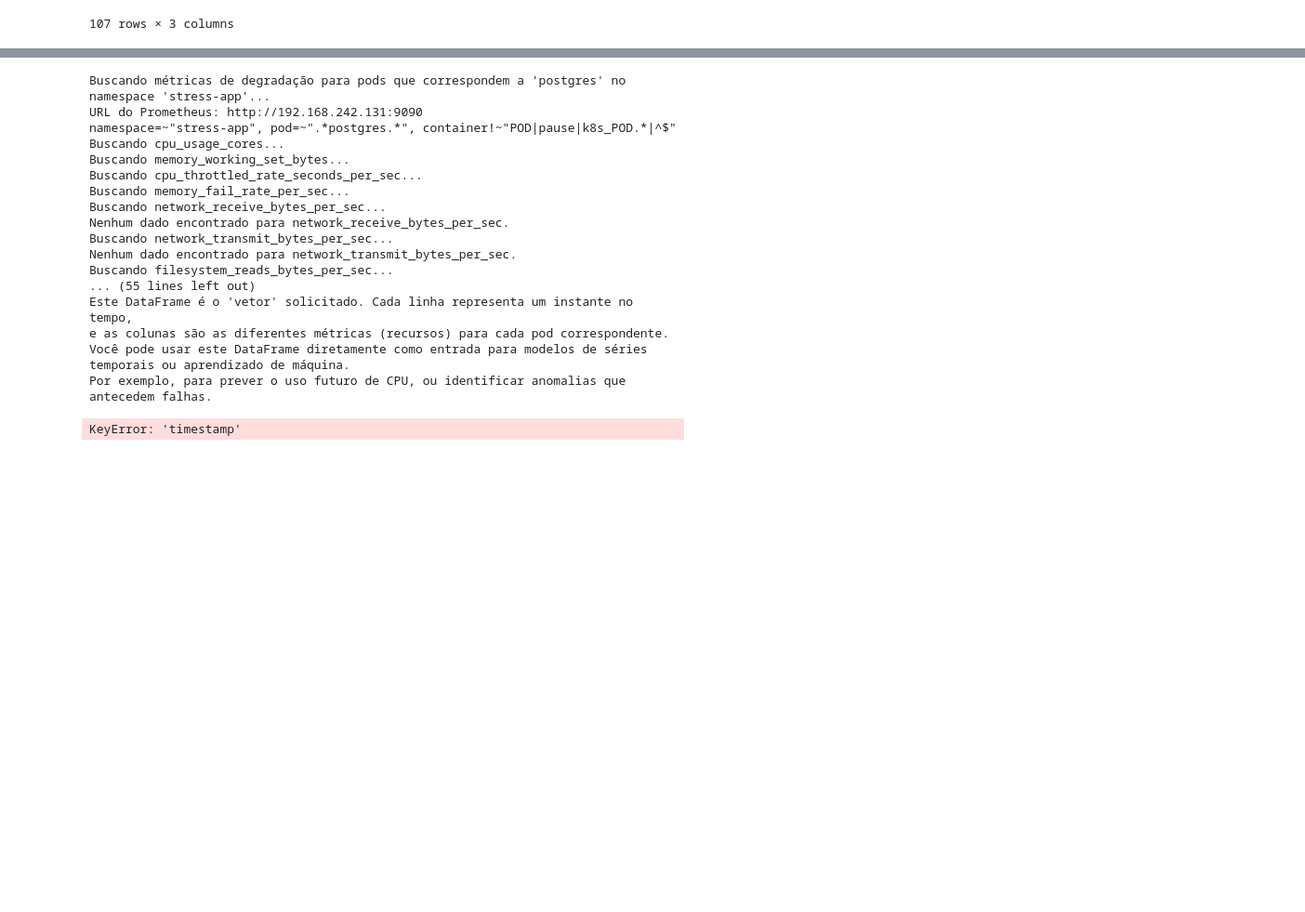
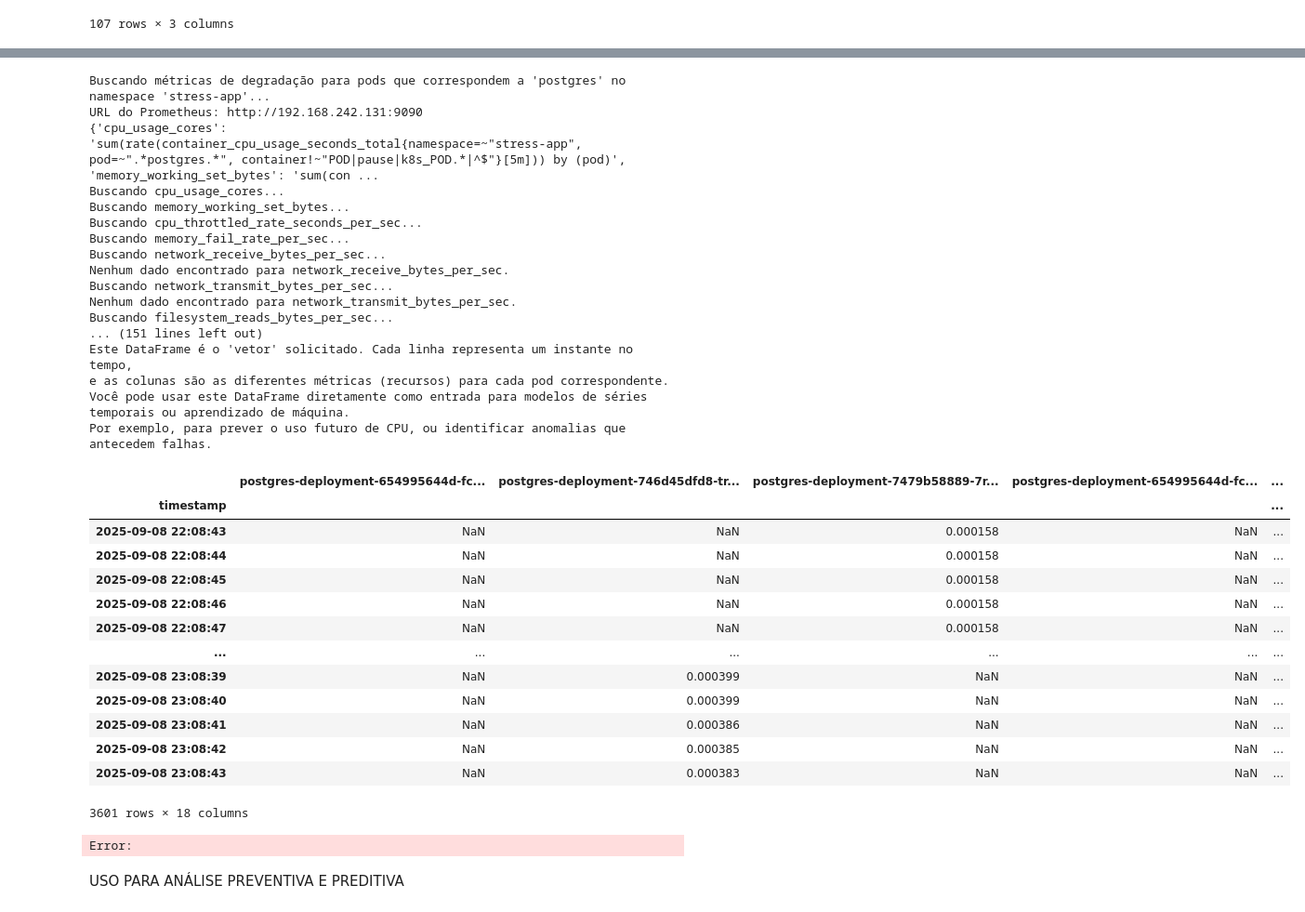
Before and after one commit to leopiresss/flex, a Jupyter notebook: python/analisa_kubernetes/analise.ipynb, the cells around one changed output, grey strips where cells are left out. Shown: that part at 93% size. Cells and saved outputs as stored; diff of their text form; code cells hidden in the pictures; blank space fills up the shorter version.

```diff
--- a/python/analisa_kubernetes/analise.ipynb
+++ b/python/analisa_kubernetes/analise.ipynb
@@ -972,7 +972,7 @@ def get_pod_degradation_metrics(
          "filesystem_reads_bytes_per_sec": f'sum(rate(container_fs_reads_bytes_total{{{base_selector}}}[5m])) by (pod)',
          "filesystem_writes_bytes_per_sec": f'sum(rate(container_fs_writes_bytes_total{{{base_selector}}}[5m])) by (pod)',
     }
-    print (base_selector)
+    print (metrics_queries)
     all_series_data = {}
 
     for metric_alias, query_string in metrics_queries.items():
@@ -1039,7 +1039,7 @@ if __name__ == "__main__":
         pod_partial_name=POD_PARTIAL_NAME,
         namespace=NAMESPACE,
         time_range_minutes=60, # Buscar dados da última 1 hora
-        step_seconds=60        # Pontos de dados a cada 60 segundos
+        step_seconds=1        # Pontos de dados a cada 60 segundos
     )
 
     if not degradation_data_vector.empty:
@@ -1064,7 +1064,7 @@ if __name__ == "__main__":
 # %% [output]
 Buscando métricas de degradação para pods que correspondem a 'postgres' no namespace 'stress-app'...
 URL do Prometheus: http://192.168.242.131:9090
-namespace=~"stress-app", pod=~".*postgres.*", container!~"POD|pause|k8s_POD.*|^$"
+{'cpu_usage_cores': 'sum(rate(container_cpu_usage_seconds_total{namespace=~"stress-app", pod=~".*postgres.*", container!~"POD|pause|k8s_POD.*|^$"}[5m])) by (pod)', 'memory_working_set_bytes': 'sum(con ...
 Buscando cpu_usage_cores...
 Buscando memory_working_set_bytes...
 Buscando cpu_throttled_rate_seconds_per_sec...
@@ -1074,14 +1074,31 @@ Nenhum dado encontrado para network_receive_bytes_per_sec.
 Buscando network_transmit_bytes_per_sec...
 Nenhum dado encontrado para network_transmit_bytes_per_sec.
 Buscando filesystem_reads_bytes_per_sec...
-... (55 lines left out)
+... (151 lines left out)
 Este DataFrame é o 'vetor' solicitado. Cada linha representa um instante no tempo,
 e as colunas são as diferentes métricas (recursos) para cada pod correspondente.
 Você pode usar este DataFrame diretamente como entrada para modelos de séries temporais ou aprendizado de máquina.
 Por exemplo, para prever o uso futuro de CPU, ou identificar anomalias que antecedem falhas.
 # %%
-degradation_data_vector['timestamp'] = degradation_data_vector['timestamp'].index.tz_localize(None)
+degradation_data_vector.index = degradation_data_vector.index.tz_localize(None)
+degradation_data_vector.iloc[:, :1]  # Mostra as primeiras 5 colunas
 degradation_data_vector.to_excel("pod_degradation_metrics.xlsx", index=True)
 degradation_data_vector
 # %% [output]
+|  | postgres-deployment-654995644d-fc... | postgres-deployment-746d45dfd8-tr... | postgres-deployment-7479b58889-7r... | postgres-deployment-654995644d-fc... | ... |
+| timestamp |  |  |  |  | ... |
+| 2025-09-08 22:08:43 | NaN | NaN | 0.000158 | NaN | ... |
+| 2025-09-08 22:08:44 | NaN | NaN | 0.000158 | NaN | ... |
+| 2025-09-08 22:08:45 | NaN | NaN | 0.000158 | NaN | ... |
+| 2025-09-08 22:08:46 | NaN | NaN | 0.000158 | NaN | ... |
+| 2025-09-08 22:08:47 | NaN | NaN | 0.000158 | NaN | ... |
+| ... | ... | ... | ... | ... | ... |
+| 2025-09-08 23:08:39 | NaN | 0.000399 | NaN | NaN | ... |
+| 2025-09-08 23:08:40 | NaN | 0.000399 | NaN | NaN | ... |
+| 2025-09-08 23:08:41 | NaN | 0.000386 | NaN | NaN | ... |
+| 2025-09-08 23:08:42 | NaN | 0.000385 | NaN | NaN | ... |
+| 2025-09-08 23:08:43 | NaN | 0.000383 | NaN | NaN | ... |
-KeyError: 'timestamp'
+3601 rows × 18 columns
+Error:
+# %% [markdown]
+USO PARA ANÁLISE PREVENTIVA E PREDITIVA
```
Also changed, not shown: parts of 4 cells of this notebook, 38 other files.
